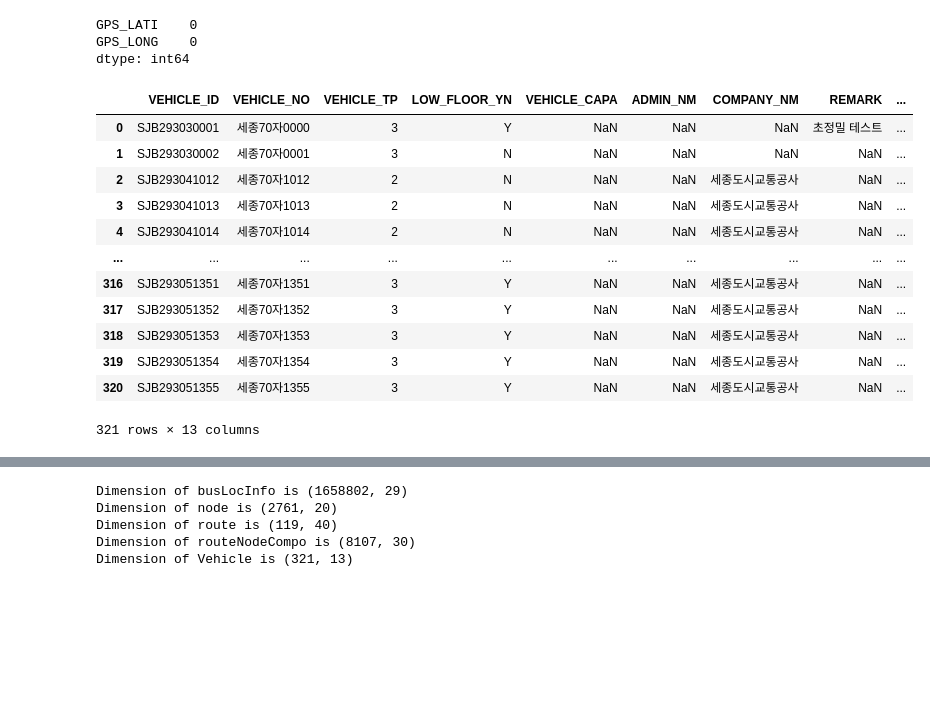
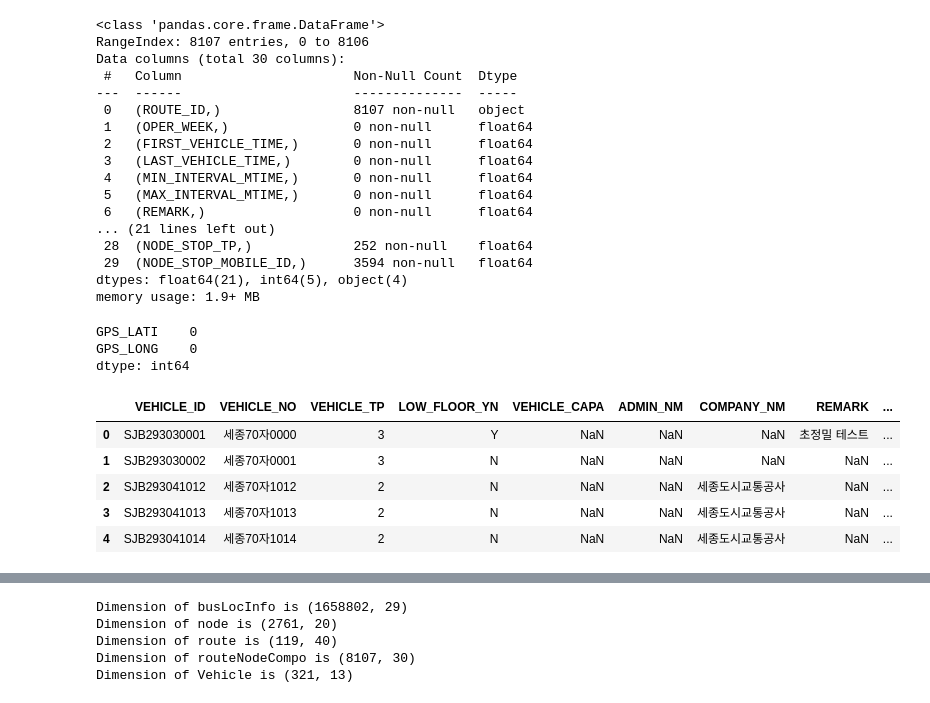
Before and after one commit to rlackdrhkd/test-1, a Jupyter notebook: BIS 다뤄보기.ipynb, the cells around one changed output, grey strips where cells are left out. Cells and saved outputs as stored; diff of their text form; code cells hidden in the pictures; blank space fills up the shorter version.

```diff
--- a/BIS 다뤄보기.ipynb
+++ b/BIS 다뤄보기.ipynb
@@ -98,3 +133,23 @@ routeNodeCompo
+# %%
+routeNodeCompo.info()
+# %% [output]
+<class 'pandas.core.frame.DataFrame'>
+RangeIndex: 8107 entries, 0 to 8106
+Data columns (total 30 columns):
+ #   Column                      Non-Null Count  Dtype
+---  ------                      --------------  -----
+ 0   (ROUTE_ID,)                 8107 non-null   object
+ 1   (OPER_WEEK,)                0 non-null      float64
+ 2   (FIRST_VEHICLE_TIME,)       0 non-null      float64
+ 3   (LAST_VEHICLE_TIME,)        0 non-null      float64
+ 4   (MIN_INTERVAL_MTIME,)       0 non-null      float64
+ 5   (MAX_INTERVAL_MTIME,)       0 non-null      float64
+ 6   (REMARK,)                   0 non-null      float64
+... (21 lines left out)
+ 28  (NODE_STOP_TP,)             252 non-null    float64
+ 29  (NODE_STOP_MOBILE_ID,)      3594 non-null   float64
+dtypes: float64(21), int64(5), object(4)
+memory usage: 1.9+ MB
 # %%
 GPS_data = routeNodeCompo[['GPS_LATI','GPS_LONG']]
 GPS_data = GPS_data.dropna(axis=0)
@@ -104,18 +159,11 @@ GPS_LATI    0
 GPS_LONG    0
 dtype: int64
 # %%
-Vehicle
+Vehicle.head()
 # %% [output]
 |  | VEHICLE_ID | VEHICLE_NO | VEHICLE_TP | LOW_FLOOR_YN | VEHICLE_CAPA | ADMIN_NM | COMPANY_NM | REMARK | ... |
 | 0 | SJB293030001 | 세종70자0000 | 3 | Y | NaN | NaN | NaN | 초정밀 테스트 | ... |
 | 1 | SJB293030002 | 세종70자0001 | 3 | N | NaN | NaN | NaN | NaN | ... |
 | 2 | SJB293041012 | 세종70자1012 | 2 | N | NaN | NaN | 세종도시교통공사 | NaN | ... |
 | 3 | SJB293041013 | 세종70자1013 | 2 | N | NaN | NaN | 세종도시교통공사 | NaN | ... |
 | 4 | SJB293041014 | 세종70자1014 | 2 | N | NaN | NaN | 세종도시교통공사 | NaN | ... |
-| ... | ... | ... | ... | ... | ... | ... | ... | ... | ... |
-| 316 | SJB293051351 | 세종70자1351 | 3 | Y | NaN | NaN | 세종도시교통공사 | NaN | ... |
-| 317 | SJB293051352 | 세종70자1352 | 3 | Y | NaN | NaN | 세종도시교통공사 | NaN | ... |
-| 318 | SJB293051353 | 세종70자1353 | 3 | Y | NaN | NaN | 세종도시교통공사 | NaN | ... |
-| 319 | SJB293051354 | 세종70자1354 | 3 | Y | NaN | NaN | 세종도시교통공사 | NaN | ... |
-| 320 | SJB293051355 | 세종70자1355 | 3 | Y | NaN | NaN | 세종도시교통공사 | NaN | ... |
-321 rows × 13 columns
```
Also changed, not shown: parts of 11 cells of this notebook, 2 other files.
